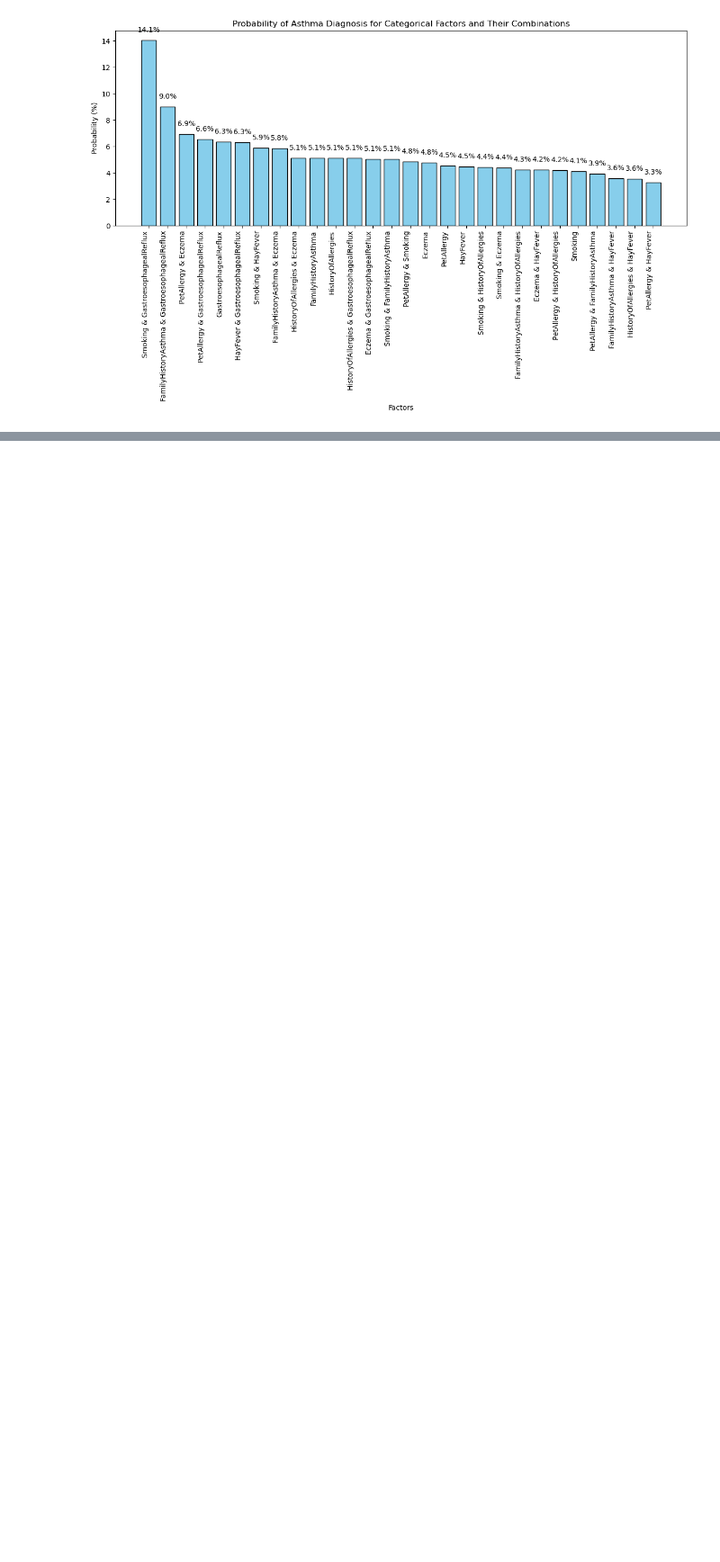
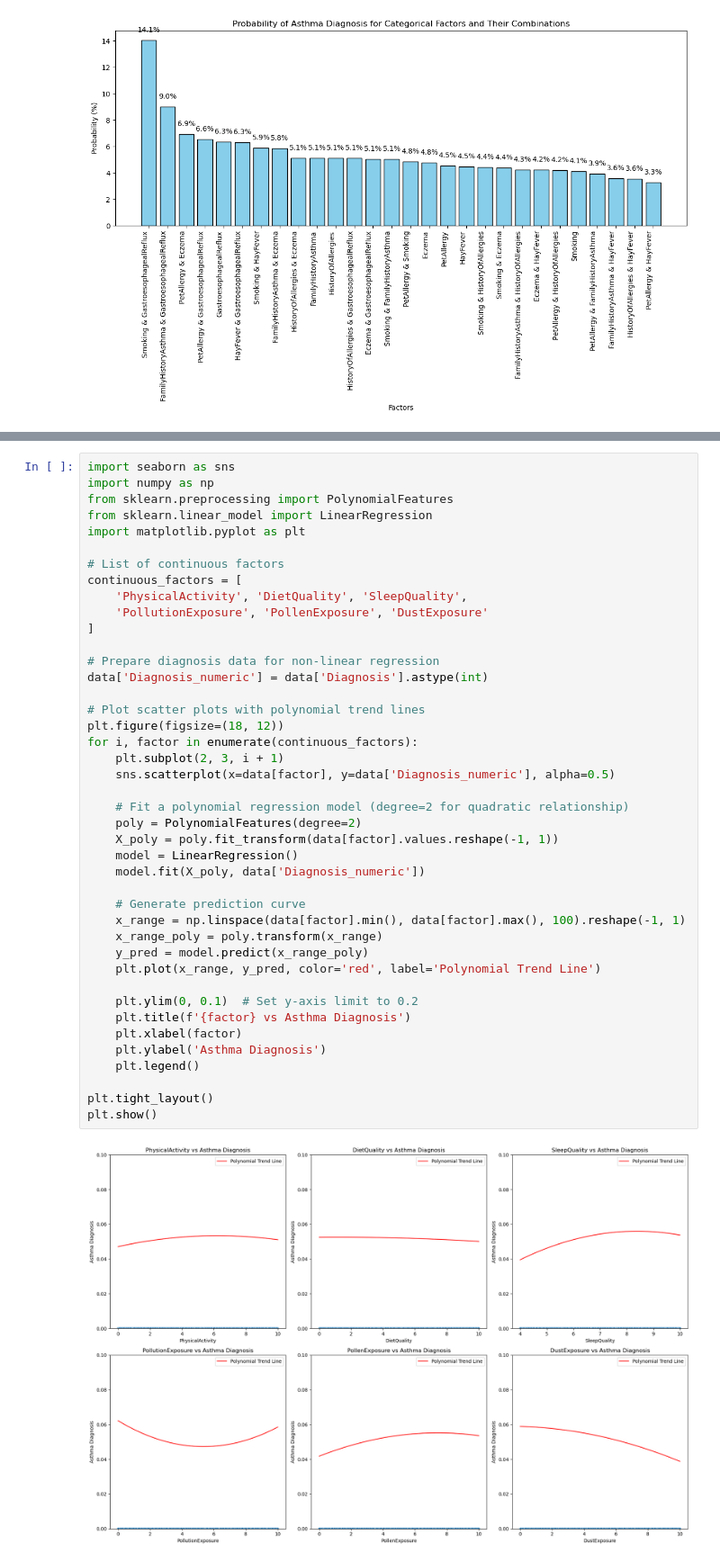
Before and after one commit to OLiYuchen/hcde-410-final, a Jupyter notebook: Asthma_Risk_Factors_Analysis.ipynb, the cells around one changed output, grey strips where cells are left out. Shown at 90% size. Cells and saved outputs as stored; diff of their text form; blank space fills up the shorter version.

```diff
--- a/Asthma_Risk_Factors_Analysis.ipynb
+++ b/Asthma_Risk_Factors_Analysis.ipynb
@@ -191,0 +278,44 @@ higher probabilities compared to individual factors (eg. Smoking & Gastroesophag
+# %%
+import seaborn as sns
+import numpy as np
+from sklearn.preprocessing import PolynomialFeatures
+from sklearn.linear_model import LinearRegression
+import matplotlib.pyplot as plt
+
+# List of continuous factors
+continuous_factors = [
+    'PhysicalActivity', 'DietQuality', 'SleepQuality',
+    'PollutionExposure', 'PollenExposure', 'DustExposure'
+]
+
+# Prepare diagnosis data for non-linear regression
+data['Diagnosis_numeric'] = data['Diagnosis'].astype(int)
+
+# Plot scatter plots with polynomial trend lines
+plt.figure(figsize=(18, 12))
+for i, factor in enumerate(continuous_factors):
+    plt.subplot(2, 3, i + 1)
+    sns.scatterplot(x=data[factor], y=data['Diagnosis_numeric'], alpha=0.5)
+
+    # Fit a polynomial regression model (degree=2 for quadratic relationship)
+    poly = PolynomialFeatures(degree=2)
+    X_poly = poly.fit_transform(data[factor].values.reshape(-1, 1))
+    model = LinearRegression()
+    model.fit(X_poly, data['Diagnosis_numeric'])
+
+    # Generate prediction curve
+    x_range = np.linspace(data[factor].min(), data[factor].max(), 100).reshape(-1, 1)
+    x_range_poly = poly.transform(x_range)
+    y_pred = model.predict(x_range_poly)
+    plt.plot(x_range, y_pred, color='red', label='Polynomial Trend Line')
+
+    plt.ylim(0, 0.1)  # Set y-axis limit to 0.2
+    plt.title(f'{factor} vs Asthma Diagnosis')
+    plt.xlabel(factor)
+    plt.ylabel('Asthma Diagnosis')
+    plt.legend()
+
+plt.tight_layout()
+plt.show()
+# %% [output]
+[figure, added]
```
Also changed, not shown: parts of 30 cells of this notebook.
